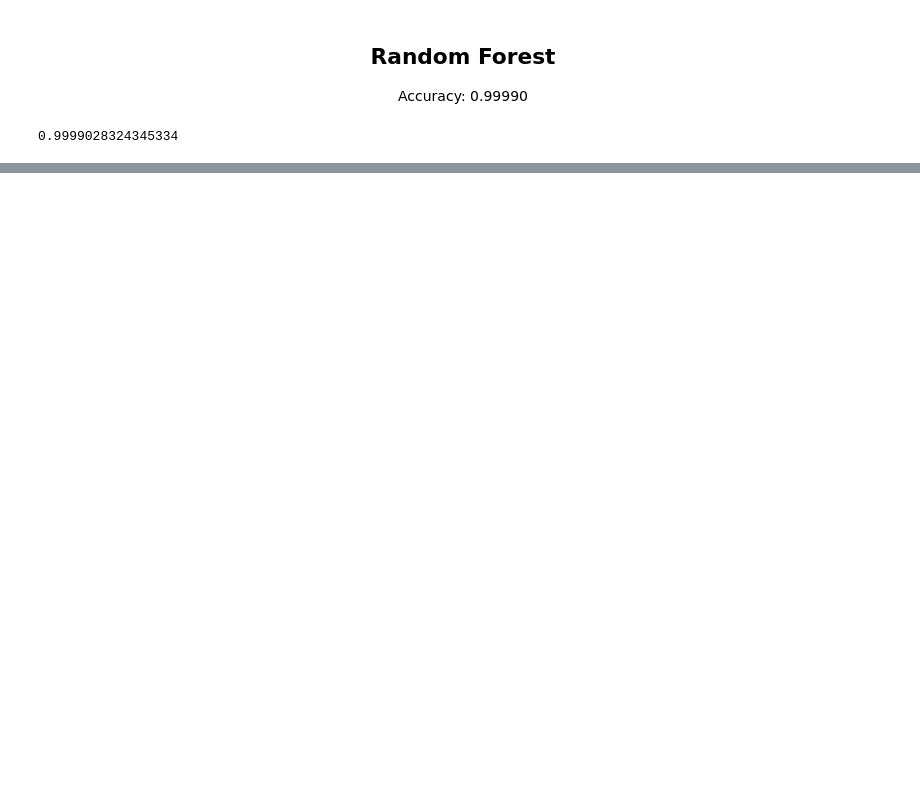
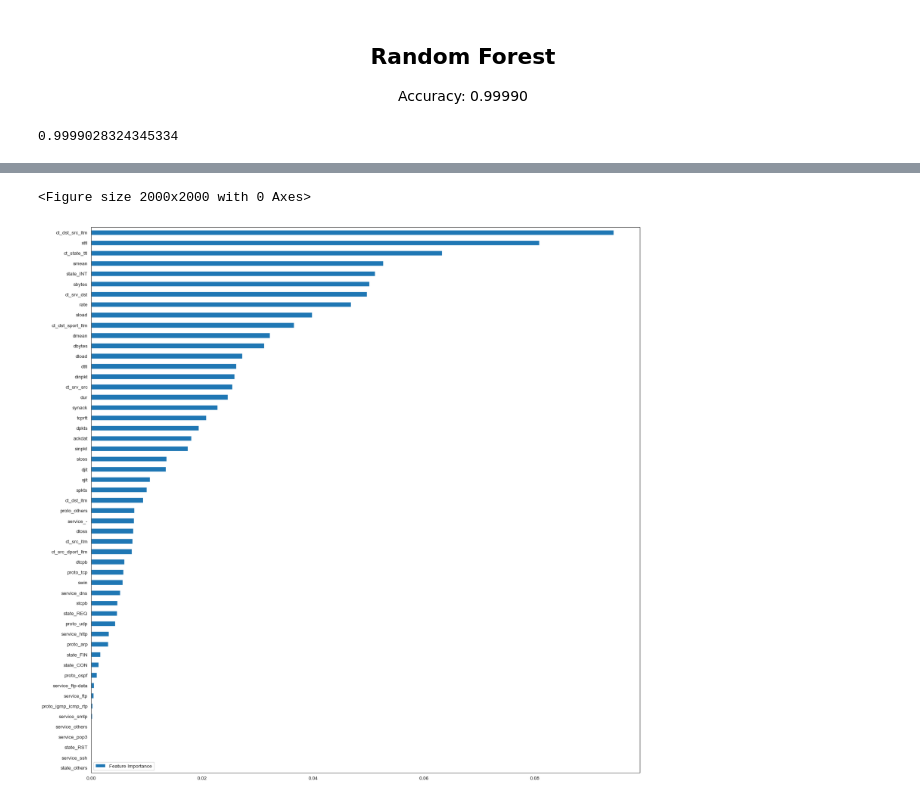
Before and after one commit to Pereli/NIDS, a Jupyter notebook: notebooks/more_modeling.ipynb, the cells around one changed output, grey strips where cells are left out. Saved outputs shown, nothing was run; the diff lists cells and outputs as text; code cells hidden in the pictures; blank space fills up the shorter version.

```diff
--- a/notebooks/more_modeling.ipynb
+++ b/notebooks/more_modeling.ipynb
@@ -39,0 +51,8 @@ x_train.head()
+# %%
+
+# Logistic Regresion with cross-validation
+
+lr = LogisticRegressionCV(random_state=42, cv=5)
+lr.fit(x_train, y_train)
+y_pred_lr = lr.predict(x_test)
+accuracy_score(y_test, y_pred_lr)
@@ -43,5 +81,5 @@ x_train.head()
 # %%
-xgb = XGBRFClassifier(random_state=42)
+xgb = XGBClassifier(random_state=42)
 xgb.fit(x_train, y_train)
 y_pred_xgb = xgb.predict(x_test)
 accuracy_score(y_test, y_pred_xgb)
@@ -69,0 +179,5 @@ accuracy_score(y_test, y_pred_rf)
+# %%
+fi = pd.DataFrame(rf.feature_importances_,
+                    x_train.columns,
+                    columns= ['Feature Importance']).sort_values('Feature Importance', ascending=False)
+fi
@@ -69,0 +202,5 @@ accuracy_score(y_test, y_pred_rf)
+# %%
+fi.sort_values('Feature Importance').plot.barh(y='Feature Importance', figsize=(20,20));
+# %% [output]
+<Figure size 2000x2000 with 0 Axes>
+[figure, added]
```
Also changed, not shown: parts of 30 cells of this notebook, 7 other files.
